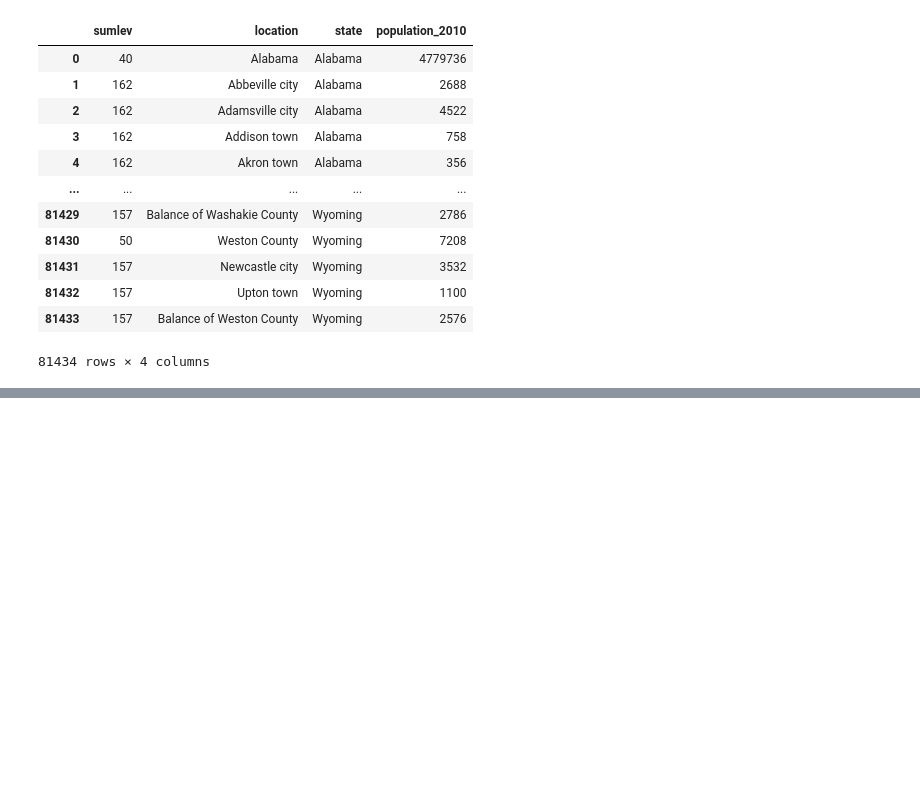
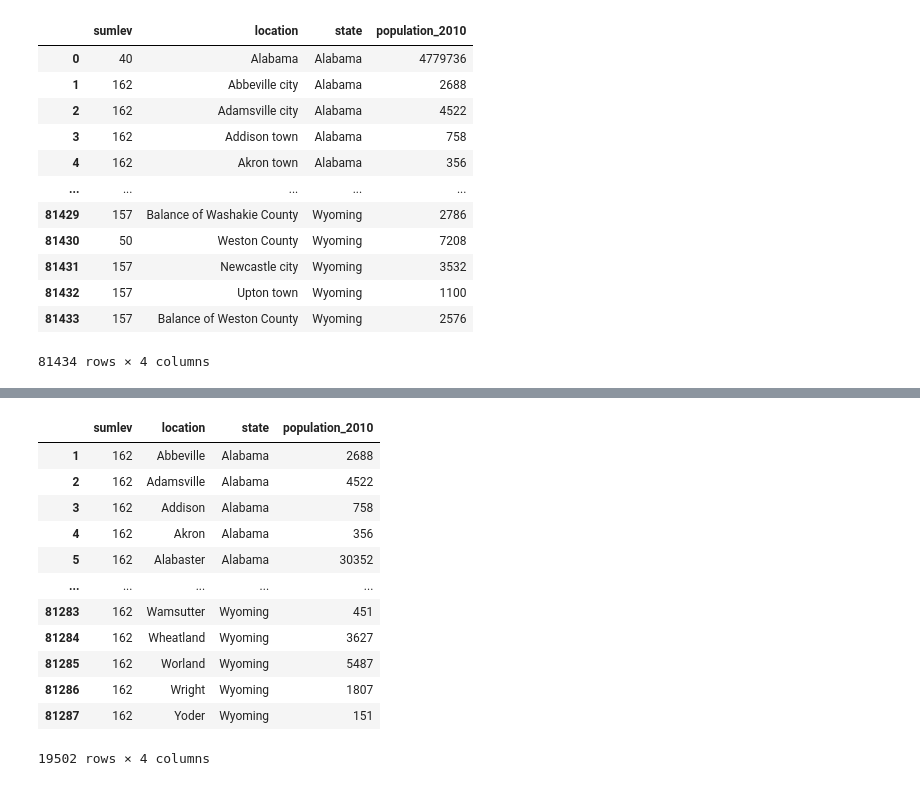
Before and after one commit to sjricketts/etl-challenge, a Jupyter notebook: chipotle_census_data.ipynb, the cells around one changed output, grey strips where cells are left out. Saved outputs shown, nothing was run; the diff lists cells and outputs as text; code cells hidden in the pictures; blank space fills up the shorter version.

```diff
--- a/chipotle_census_data.ipynb
+++ b/chipotle_census_data.ipynb
@@ -161 +162,19 @@ census_abbr_df
 census_abbr_df.to_csv("abbr_file.csv", index=False, header=True)
+# %%
+# remove suffix_city column
+census_abbr_df = census_abbr_df[["sumlev", "location", "state", "population_2010"]]
+census_abbr_df
+# %% [output]
+|  | sumlev | location | state | population_2010 |
+| 1 | 162 | Abbeville | Alabama | 2688 |
+| 2 | 162 | Adamsville | Alabama | 4522 |
+| 3 | 162 | Addison | Alabama | 758 |
+| 4 | 162 | Akron | Alabama | 356 |
+| 5 | 162 | Alabaster | Alabama | 30352 |
+| ... | ... | ... | ... | ... |
+| 81283 | 162 | Wamsutter | Wyoming | 451 |
+| 81284 | 162 | Wheatland | Wyoming | 3627 |
+| 81285 | 162 | Worland | Wyoming | 5487 |
+| 81286 | 162 | Wright | Wyoming | 1807 |
+| 81287 | 162 | Yoder | Wyoming | 151 |
+19502 rows × 4 columns
```
Also changed, not shown: parts of 9 cells of this notebook.
